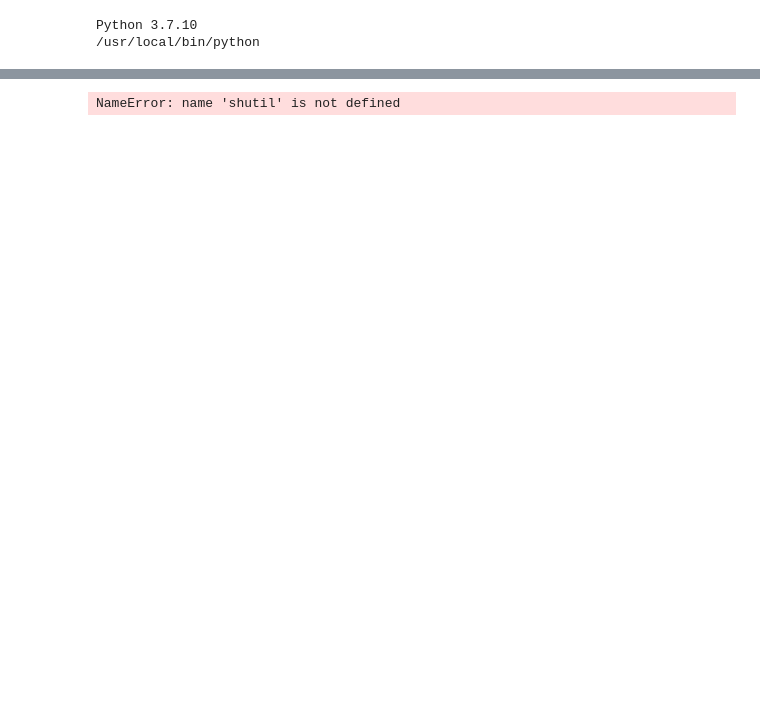
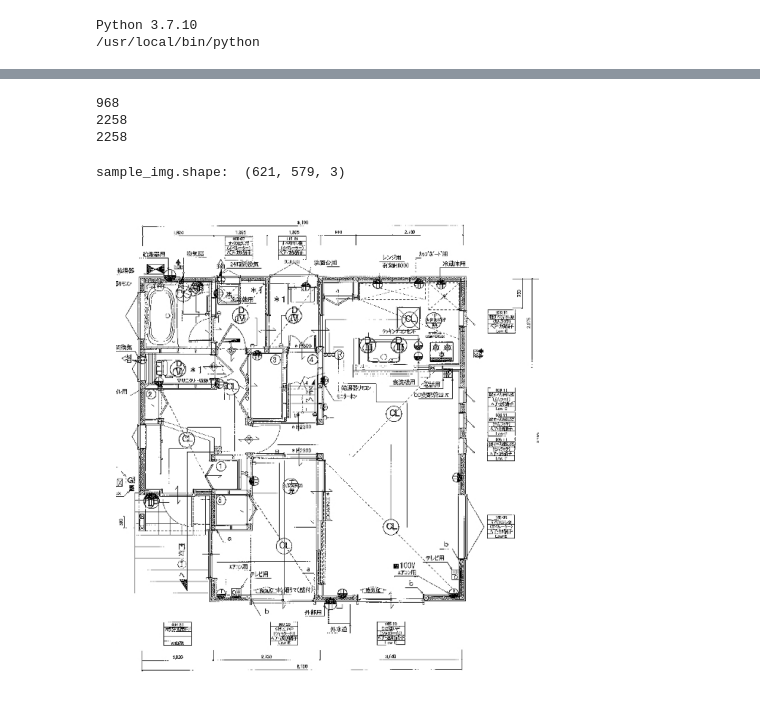
Before and after one commit to ykenkou001/signate-panasonic, a Jupyter notebook: notebook/EDA.ipynb, the cells around one changed output, grey strips where cells are left out. Cells and saved outputs as stored; diff of their text form; code cells hidden in the pictures; blank space fills up the shorter version.

```diff
--- a/notebook/EDA.ipynb
+++ b/notebook/EDA.ipynb
@@ -45,4 +40,21 @@ data  EDA.ipynb  notebook  signate.json
-# %%
-shutil.move('./EDA.ipynb', 'notebook')
-# %% [output]
-NameError: name 'shutil' is not defined
+# %%
+test_images = sorted(glob('../data/test_images/*.png'))
+train_annotations = sorted(glob('../data/train_annotations/*.json'))
+train_images = sorted(glob('../data/train_images/*.png'))
+print(len(test_images))
+print(len(train_annotations))
+print(len(train_images))
+# %% [output]
+968
+2258
+2258
+# %%
+sample_img = cv2.imread(train_images[0])
+print('sample_img.shape: ', sample_img.shape)
+plt.figure(figsize=(5, 3), dpi=200)
+plt.imshow(sample_img)
+plt.axis('off')
+plt.show()
+# %% [output]
+sample_img.shape:  (621, 579, 3)
+[figure, added]
```
Also changed, not shown: parts of 4 cells of this notebook.
